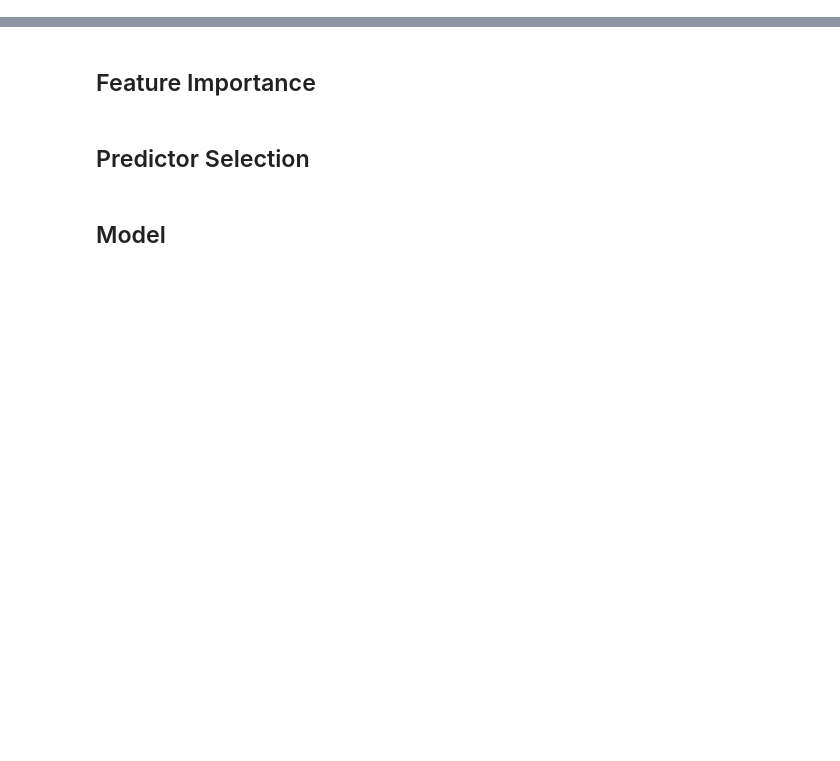
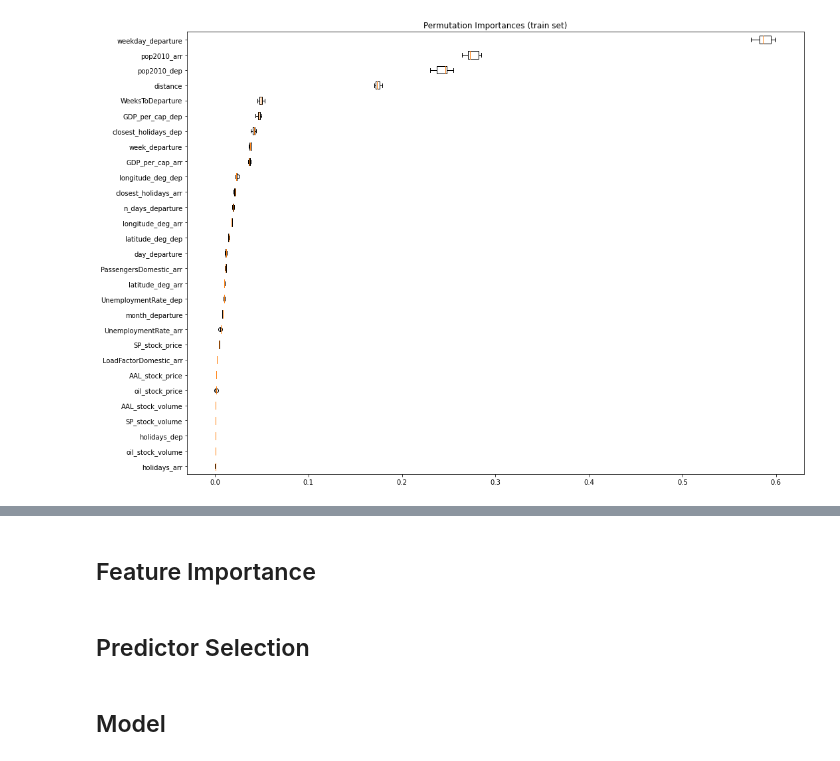
Before and after one commit to MaximeRedstone/air_traffic_project, a Jupyter notebook: src/modeling.ipynb, the cells around one changed output, grey strips where cells are left out. Drawn from its saved outputs; the diff is of its cells as text; code cells hidden in the pictures; blank space fills up the shorter version.

```diff
--- a/src/modeling.ipynb
+++ b/src/modeling.ipynb
@@ -114,0 +122,17 @@ print(score_test)
+# %%
+from sklearn.inspection import permutation_importance
+
+feature_importances = permutation_importance(
+    pipeline, X_train_data, y_train, n_repeats=10
+)
+
+sorted_idx = feature_importances.importances_mean.argsort()
+
+fig, ax = plt.subplots(figsize=(15,10))
+ax.boxplot(feature_importances.importances[sorted_idx].T,
+           vert=False, labels=X_train_data.columns[sorted_idx])
+ax.set_title("Permutation Importances (train set)")
+fig.tight_layout()
+plt.show()
+# %% [output]
+[figure, added]
```
Also changed, not shown: parts of 20 cells of this notebook, 15 other files.
